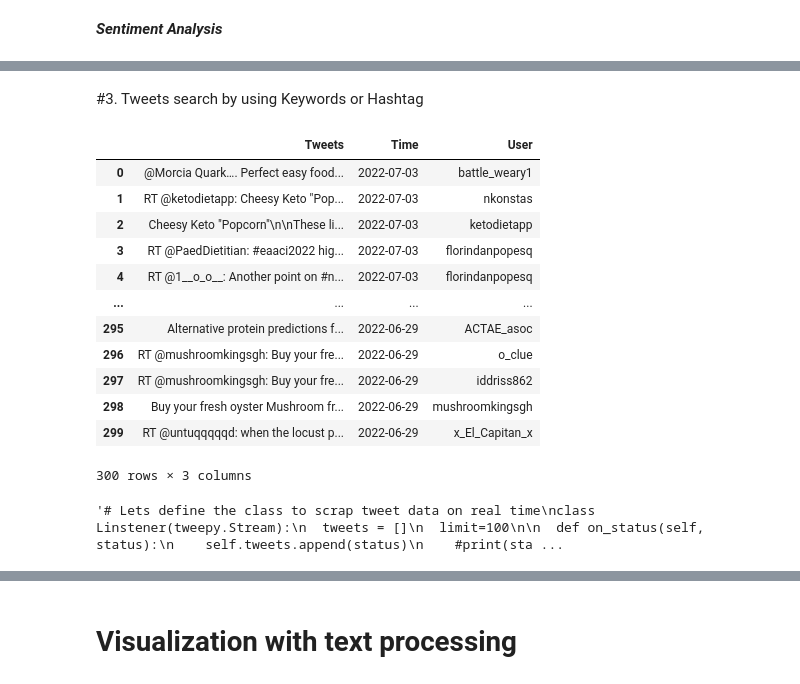
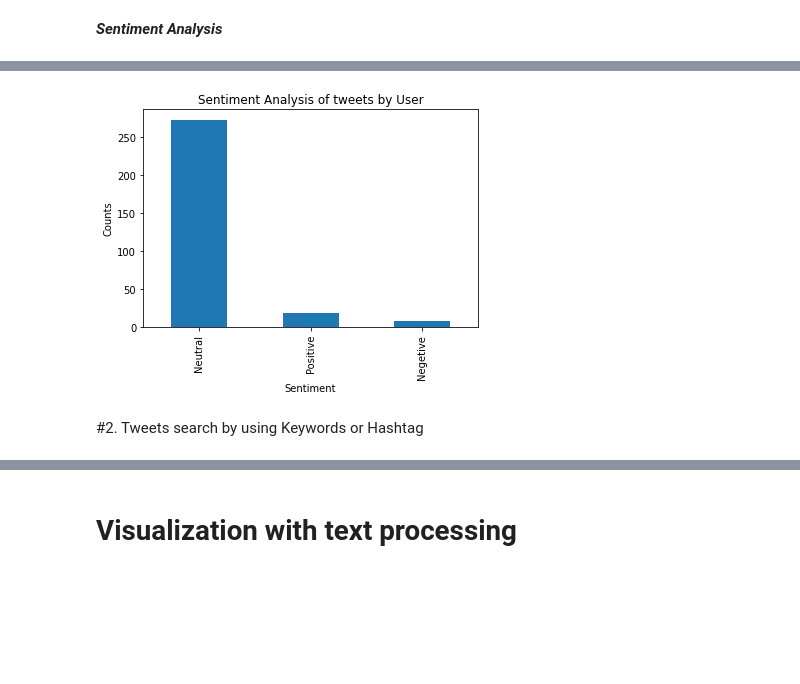
Before and after one commit to mrchapagain/SocialNetworkAnalytics, a Jupyter notebook: TwiteerDataAnalytics.ipynb, the cells around one changed output, grey strips where cells are left out. Cells and saved outputs as stored; diff of their text form; code cells hidden in the pictures; blank space fills up the shorter version.

```diff
--- a/TwiteerDataAnalytics.ipynb
+++ b/TwiteerDataAnalytics.ipynb
@@ -215,5 +152,14 @@ SentimentAnalysis(df)
+# %%
+# Plot and visualize the counts
+plt.title('Sentiment Analysis of tweets by {}'.format(df.columns[3]))
+plt.xlabel('Sentiment')
+plt.ylabel('Counts')
+df['Analysis'].value_counts().plot(kind='bar')
+plt.show()
+# %% [output]
+[figure, added]
 # %% [markdown]
-#3.  Tweets search by using Keywords or Hashtag
+#2.  Tweets search by using Keywords or Hashtag
 # %%
 # Obtaining tweet using keywords or Hastag
 def tweets_by_keywords(keywords):
@@ -229,51 +175,3 @@ def tweets_by_keywords(keywords):
   df= pd.DataFrame(tweets, columns=columns)
   df['Time']=df['Time'].apply(lambda x: x.strftime('%Y-%m-%d'))
   return df
-# %%
-tweets_by_keywords('Alternative protein')
-# %% [output]
-|  | Tweets | Time | User |
-| 0 | @Morcia Quark…. Perfect easy food... | 2022-07-03 | battle_weary1 |
-| 1 | RT @ketodietapp: Cheesy Keto "Pop... | 2022-07-03 | nkonstas |
-| 2 | Cheesy Keto "Popcorn"\n\nThese li... | 2022-07-03 | ketodietapp |
-| 3 | RT @PaedDietitian: #eaaci2022 hig... | 2022-07-03 | florindanpopesq |
-| 4 | RT @1__o_o__: Another point on #n... | 2022-07-03 | florindanpopesq |
-| ... | ... | ... | ... |
-| 295 | Alternative protein predictions f... | 2022-06-29 | ACTAE_asoc |
-| 296 | RT @mushroomkingsgh: Buy your fre... | 2022-06-29 | o_clue |
-| 297 | RT @mushroomkingsgh: Buy your fre... | 2022-06-29 | iddriss862 |
-| 298 | Buy your fresh oyster Mushroom fr... | 2022-06-29 | mushroomkingsgh |
-| 299 | RT @untuqqqqqd: when the locust p... | 2022-06-29 | x_El_Capitan_x |
-300 rows × 3 columns
-# %%
-"""# Lets define the class to scrap tweet data on real time
-class Linstener(tweepy.Stream):
-  tweets = []
-  limit=100
-
-  def on_status(self, status):
-    self.tweets.append(status)
-    #print(status.user.screen_name + ":" + status.text)
-
-    if len(self.status) == self.limit:
-      self.disconnect()
-
-listen = Linstener(api)
-stream_tweet = Stream(auth, listen)
-
-# Stream by Keywords
-keywords = ['2022', '#python']
-stream_tweet.filter(track=keywords)
-
-# Creat data Frame
-columns= []
-data= []
-
-for tweet in stream_tweet.tweets:
-  data.append([tweet.user.screen_name, tweet.text])
-
-  df5= pd.DataFrame(data, columns=columns)
-  print(df5)
-stream_tweet"""
-# %% [output]
-'# Lets define the class to scrap tweet data on real time\nclass Linstener(tweepy.Stream):\n  tweets = []\n  limit=100\n\n  def on_status(self, status):\n    self.tweets.append(status)\n    #print(sta ...
```
Also changed, not shown: parts of 23 cells of this notebook.
